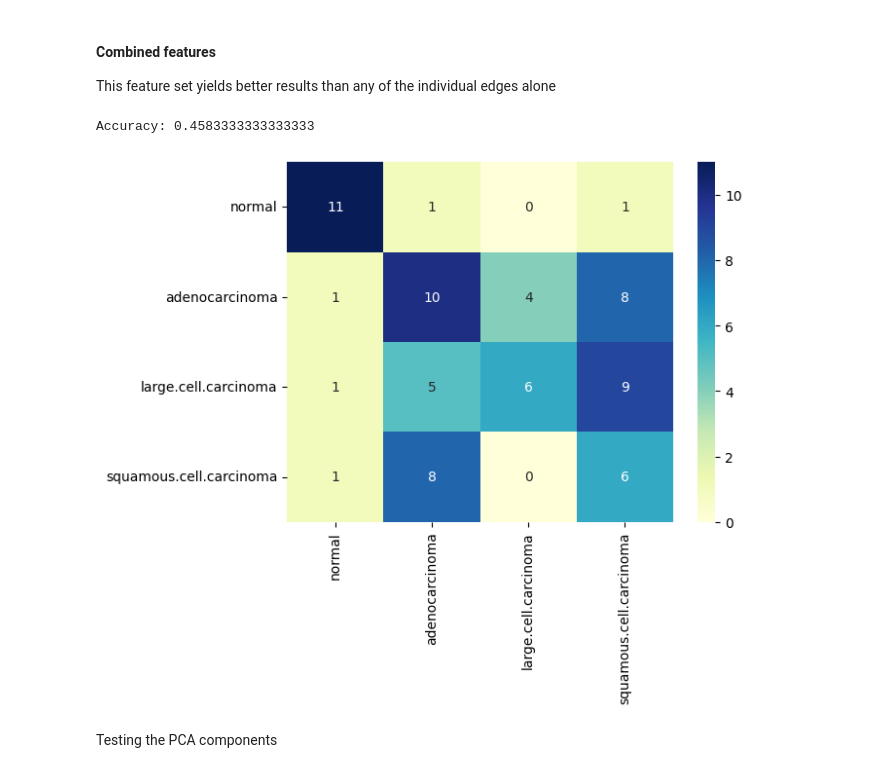
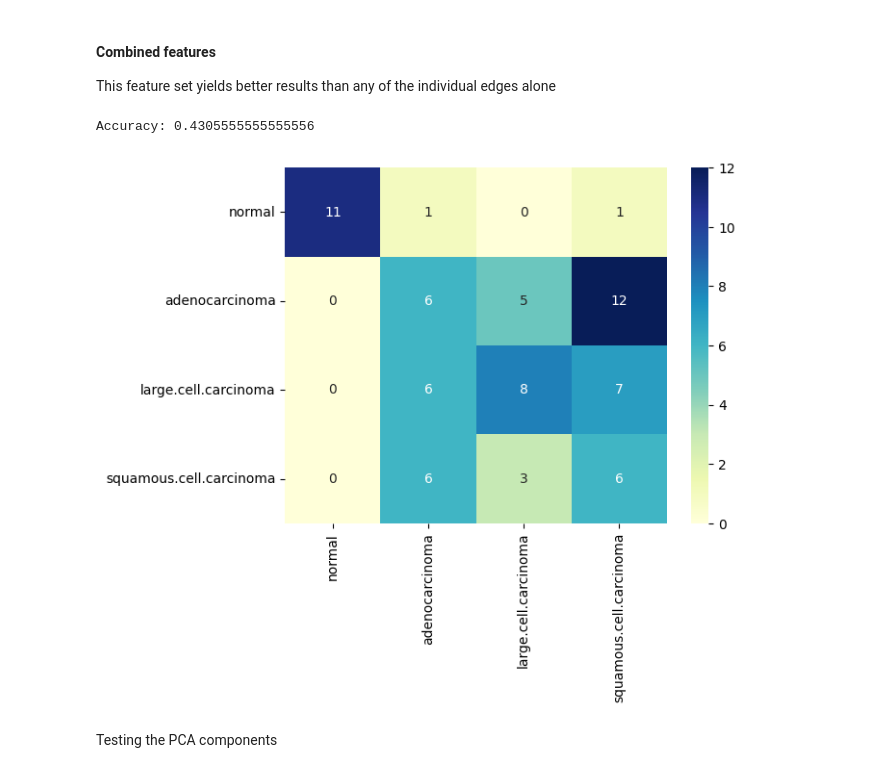
Before and after one commit to zacharyzimm/mids-281-final-project, a Jupyter notebook: DecisionTree.ipynb, the cells around one changed output. Saved outputs shown, nothing was run; the diff lists cells and outputs as text; code cells hidden in the pictures.

```diff
--- a/DecisionTree.ipynb
+++ b/DecisionTree.ipynb
@@ -16,12 +16,14 @@ train_path = f"{data_dir}/train"
 train_imgs, train_sobel_edges, train_labels = extract_features(train_path, detect_edges_sobel)
 _, train_hounsfield_edges, _ = extract_features(train_path, apply_hounsfield_units)
 _, train_threshold_edges, _ = extract_features(train_path, threshold_image)
+_, train_canny_edges, _ = extract_features(train_path, detect_canny_edges)
 # %%
 valid_path = f"{data_dir}/valid"
 
 valid_imgs, valid_sobel_edges, valid_labels = extract_features(valid_path, detect_edges_sobel)
 _, valid_hounsfield_edges, _ = extract_features(valid_path, apply_hounsfield_units)
 _, valid_threshold_edges, _ = extract_features(valid_path, threshold_image)
+_, valid_canny_edges, _ = extract_features(valid_path, detect_canny_edges)
 # %%
 # dimensionality reduction
 
@@ -95,14 +103,14 @@ Accuracy: 0.20833333333333334
 #### **Combined features**
 This feature set yields better results than any of the individual edges alone
 # %%
-X_train = [np.array([x, y, z]).flatten() for x, y, z in zip(train_sobel_edges, train_hounsfield_edges, train_threshold_edges)]
-X_val = [np.array([x, y, z]).flatten() for x, y, z in zip(valid_sobel_edges, valid_hounsfield_edges, valid_threshold_edges)]
+X_train = [np.array([w, x, y, z]).flatten() for w, x, y, z in zip(train_sobel_edges, train_hounsfield_edges, train_threshold_edges, train_canny_edges)]
+X_val = [np.array([w, x, y, z]).flatten() for w, x, y, z in zip(valid_sobel_edges, valid_hounsfield_edges, valid_threshold_edges, valid_canny_edges)]
 combined_preds = classify_decision_tree(X_train, train_labels, X_val, valid_labels)
 
 plot_confusion_matrix(valid_labels, combined_preds)
 # %% [output]
-Accuracy: 0.4583333333333333
+Accuracy: 0.4305555555555556
-[figure, old version]
+[figure, new version]
 # %% [markdown]
 Testing the PCA components
 # %%
```
Also changed, not shown: parts of 14 cells of this notebook, 2 other files.
